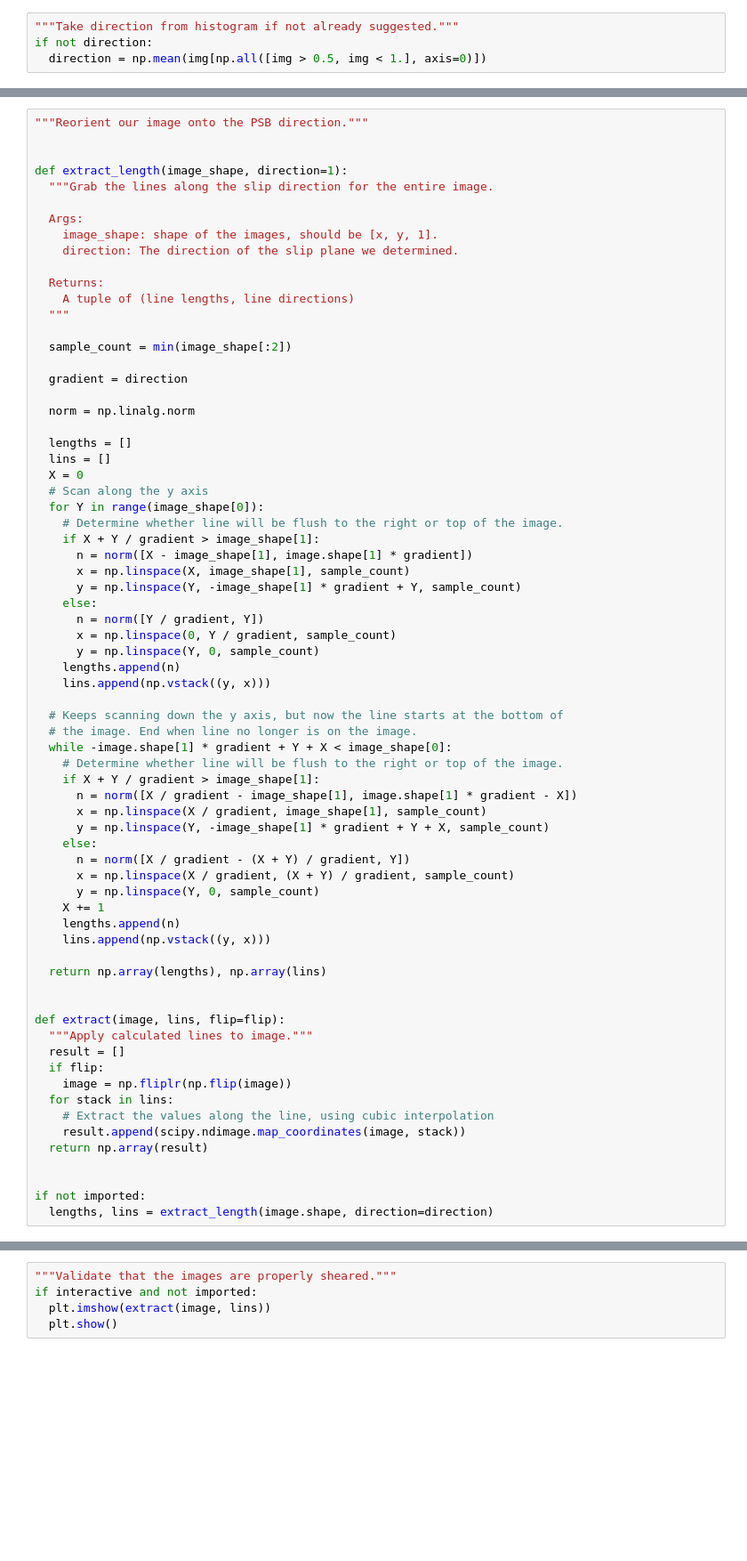
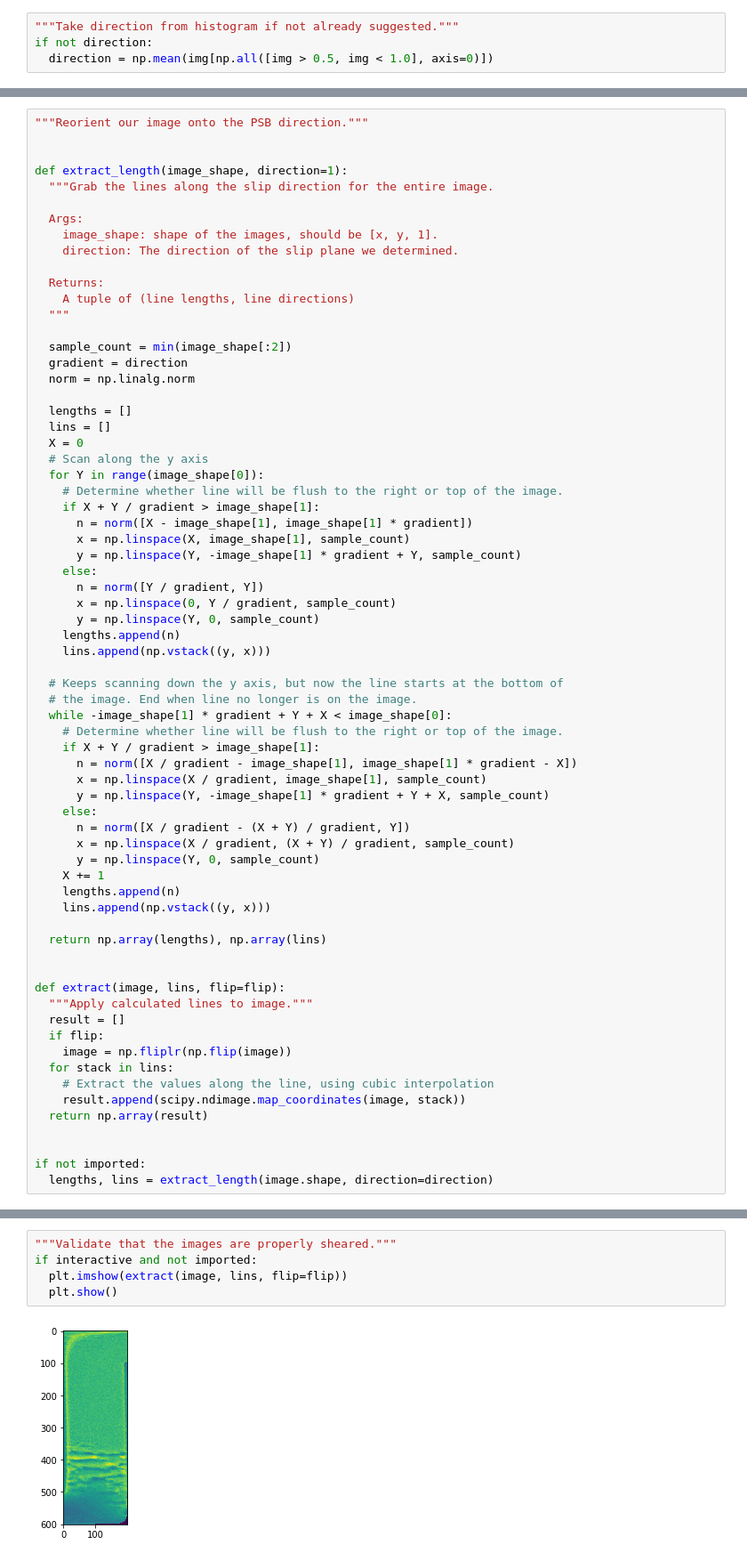
Before and after one commit to cemel-jhu/PSB-Image-Processing, a Jupyter notebook: PSM_Processing.ipynb, the cells around one changed output, grey strips where cells are left out. Shown at 89% size. Drawn from its saved outputs; the diff is of its cells as text; blank space fills up the shorter version.

```diff
--- a/PSM_Processing.ipynb
+++ b/PSM_Processing.ipynb
@@ -280,4 +332,4 @@ if interactive and not imported:
 # %%
 """Take direction from histogram if not already suggested."""
 if not direction:
-  direction = np.mean(img[np.all([img > 0.5, img < 1.], axis=0)])
+  direction = np.mean(img[np.all([img > 0.5, img < 1.0], axis=0)])
@@ -297,9 +351,7 @@ def extract_length(image_shape, direction=1):
   """
 
   sample_count = min(image_shape[:2])
-
   gradient = direction
-
   norm = np.linalg.norm
 
   lengths = []
@@ -309,7 +361,7 @@ def extract_length(image_shape, direction=1):
   for Y in range(image_shape[0]):
     # Determine whether line will be flush to the right or top of the image.
     if X + Y / gradient > image_shape[1]:
-      n = norm([X - image_shape[1], image.shape[1] * gradient])
+      n = norm([X - image_shape[1], image_shape[1] * gradient])
       x = np.linspace(X, image_shape[1], sample_count)
       y = np.linspace(Y, -image_shape[1] * gradient + Y, sample_count)
     else:
@@ -321,10 +373,10 @@ def extract_length(image_shape, direction=1):
 
   # Keeps scanning down the y axis, but now the line starts at the bottom of
   # the image. End when line no longer is on the image.
-  while -image.shape[1] * gradient + Y + X < image_shape[0]:
+  while -image_shape[1] * gradient + Y + X < image_shape[0]:
     # Determine whether line will be flush to the right or top of the image.
     if X + Y / gradient > image_shape[1]:
-      n = norm([X / gradient - image_shape[1], image.shape[1] * gradient - X])
+      n = norm([X / gradient - image_shape[1], image_shape[1] * gradient - X])
       x = np.linspace(X / gradient, image_shape[1], sample_count)
       y = np.linspace(Y, -image_shape[1] * gradient + Y + X, sample_count)
     else:
@@ -354,5 +408,7 @@ if not imported:
 # %%
 """Validate that the images are properly sheared."""
 if interactive and not imported:
-  plt.imshow(extract(image, lins))
+  plt.imshow(extract(image, lins, flip=flip))
   plt.show()
+# %% [output]
+[figure, added]
```
Also changed, not shown: parts of 31 cells of this notebook, 14 other files.
